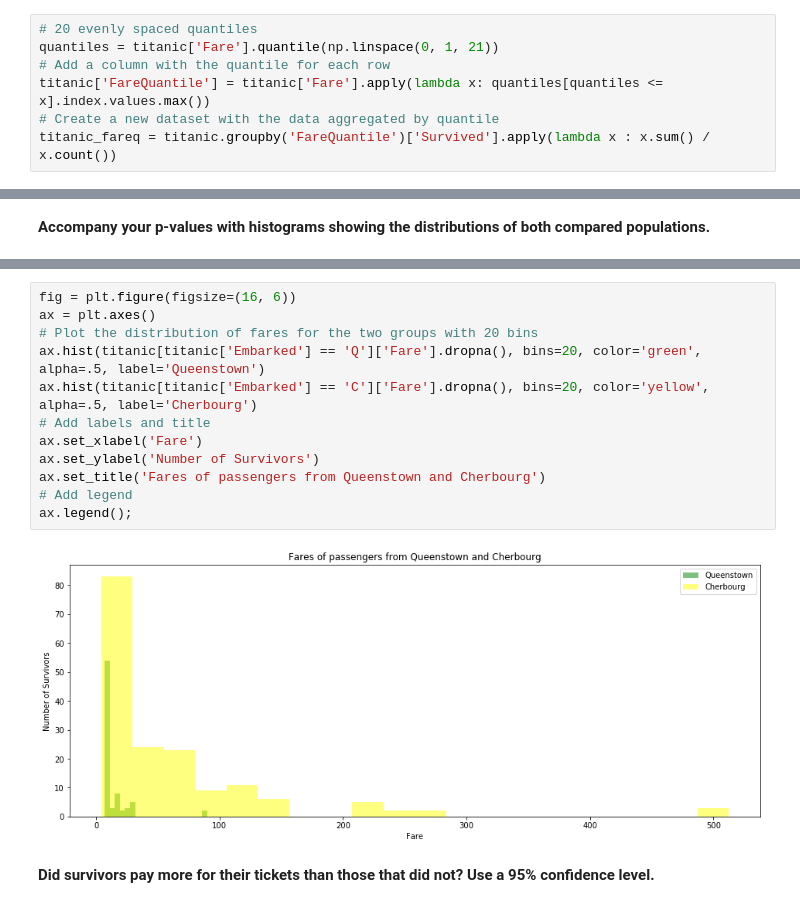
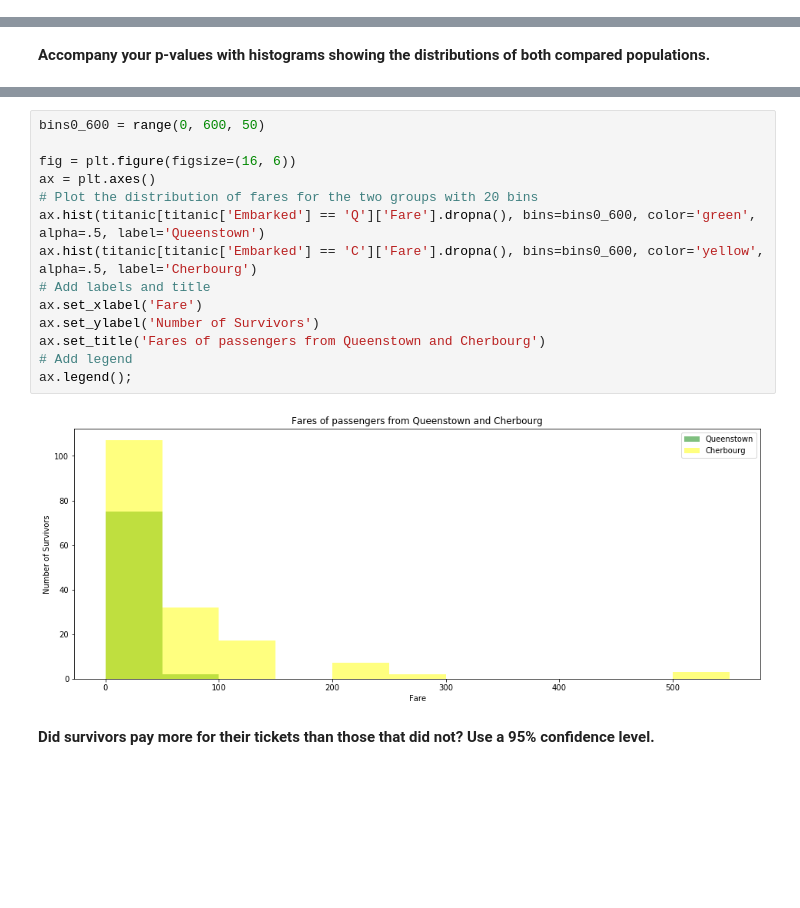
Before and after one commit to aleph314/K2, a Jupyter notebook: Foundations/Math/Titanic_exercises.ipynb, the cells around one changed output, grey strips where cells are left out. Saved outputs shown, nothing was run; the diff lists cells and outputs as text; blank space fills up the shorter version.

```diff
--- a/Foundations/Math/Titanic_exercises.ipynb
+++ b/Foundations/Math/Titanic_exercises.ipynb
@@ -167,10 +169,3 @@ Non-survivor without family members average age: 32.41423357664234
 - To be clearer, what I want is for you to specify 20 quantiles, and for each of those quantiles divide the number of survivors in that quantile by the total number of people in that quantile. That’ll give you the survival rate in that quantile.
 - Then plot a line of the survival rate against the ticket fare quantiles.
 - Make sure you label your axes.
-# %%
-# 20 evenly spaced quantiles
-quantiles = titanic['Fare'].quantile(np.linspace(0, 1, 21))
-# Add a column with the quantile for each row
-titanic['FareQuantile'] = titanic['Fare'].apply(lambda x: quantiles[quantiles <= x].index.values.max())
-# Create a new dataset with the data aggregated by quantile
-titanic_fareq = titanic.groupby('FareQuantile')['Survived'].apply(lambda x : x.sum() / x.count())
@@ -365,17 +449,19 @@ ax.legend();
 # %%
+bins0_600 = range(0, 600, 50)
+
 fig = plt.figure(figsize=(16, 6))
 ax = plt.axes()
 # Plot the distribution of fares for the two groups with 20 bins
-ax.hist(titanic[titanic['Embarked'] == 'Q']['Fare'].dropna(), bins=20, color='green', alpha=.5, label='Queenstown')
-ax.hist(titanic[titanic['Embarked'] == 'C']['Fare'].dropna(), bins=20, color='yellow', alpha=.5, label='Cherbourg')
+ax.hist(titanic[titanic['Embarked'] == 'Q']['Fare'].dropna(), bins=bins0_600, color='green', alpha=.5, label='Queenstown')
+ax.hist(titanic[titanic['Embarked'] == 'C']['Fare'].dropna(), bins=bins0_600, color='yellow', alpha=.5, label='Cherbourg')
 # Add labels and title
 ax.set_xlabel('Fare')
 ax.set_ylabel('Number of Survivors')
 ax.set_title('Fares of passengers from Queenstown and Cherbourg')
 # Add legend
 ax.legend();
 # %% [output]
-[figure, old version]
+[figure, new version]
 # %% [markdown]
 **Did survivors pay more for their tickets than those that did not? Use a 95% confidence level.**
 # %% [markdown]
```
Also changed, not shown: parts of 22 cells of this notebook, 3 other files.
